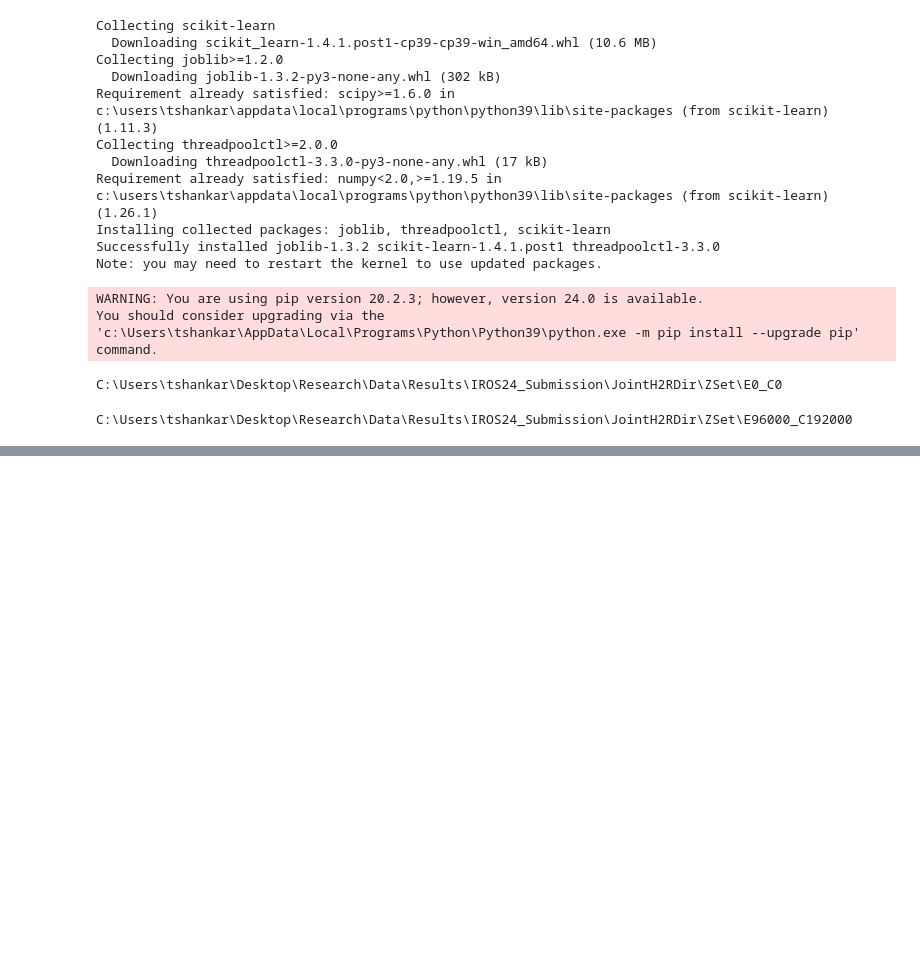
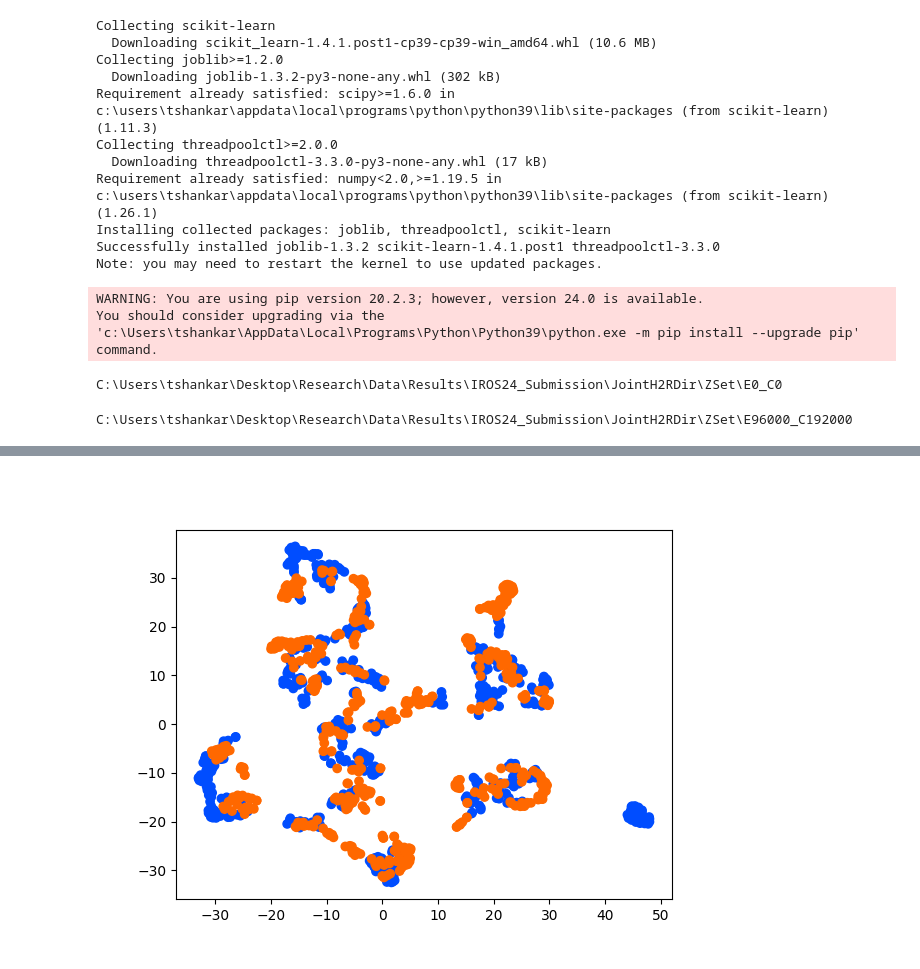
Before and after one commit to almutwakel/CausalSkillLearning, a Jupyter notebook: Experiments/Notebooks/JointH2R_Plots.ipynb, the cells around one changed output, grey strips where cells are left out. Saved outputs shown, nothing was run; the diff lists cells and outputs as text; code cells hidden in the pictures; blank space fills up the shorter version.

```diff
--- a/Experiments/Notebooks/JointH2R_Plots.ipynb
+++ b/Experiments/Notebooks/JointH2R_Plots.ipynb
@@ -58 +58,14 @@ ValueError: x and y must be the same size
+# %%
+concatenated_zs = np.concatenate([robot_embedded_zs, human_embedded_zs], axis=0)
+concat_embedded_zs, _ = get_embedding(concatenated_zs)
+# human_embedded_zs, _ = get_embedding(human_zs, tsne=robot_tsne)
+# %%
+colors = 0.2*np.ones(robot_embedded_zs.shape[0] + human_embedded_zs.shape[0])
+colors[robot_embedded_zs.shape[0]:] = 0.8
+
+plt.close()
+plt.scatter(concat_embedded_zs[:,0], concat_embedded_zs[:,1], c=colors, cmap='jet', vmin=0, vmax=1)
+plt.show()
+# %% [output]
+[figure, added]
 # %%
```
Also changed, not shown: parts of 9 cells of this notebook, 5 other files.
